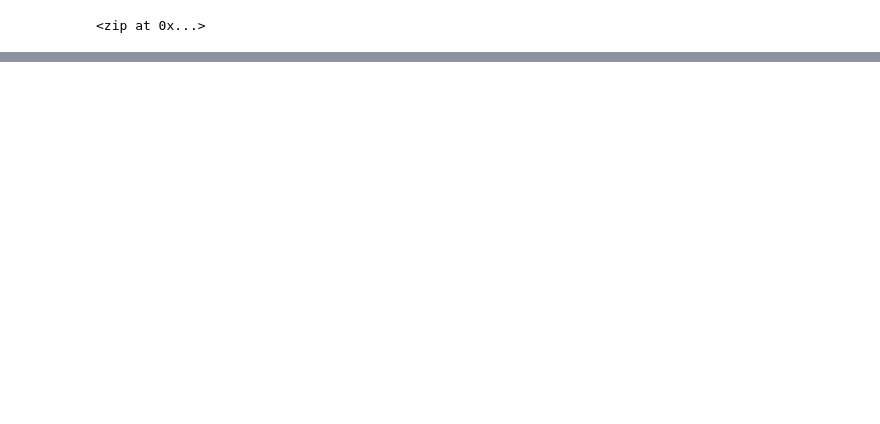
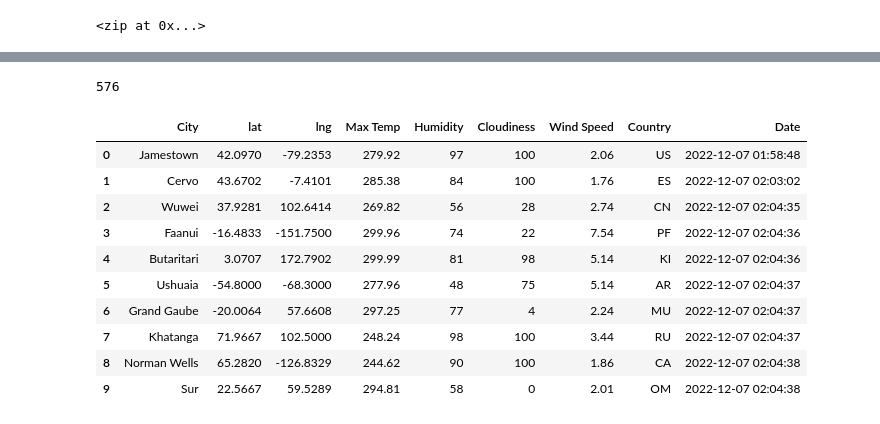
Before and after one commit to NikWalker/World_Weather_Analysis, a Jupyter notebook: WeatherPy.ipynb, the cells around one changed output, grey strips where cells are left out. Drawn from its saved outputs; the diff is of its cells as text; code cells hidden in the pictures; blank space fills up the shorter version.

Commit message:
created city data df and saved as csv. updated git ignore with congig.py,api,random number.ipynb

```diff
--- a/WeatherPy.ipynb
+++ b/WeatherPy.ipynb
@@ -55,0 +65,5 @@ len(cities)
+# %%
+#starting URL for Weather Map API Call
+url= "https://api.openweathermap.org/data/2.5/weather?&appid=" + weather_api_key
+
+print(url)
@@ -55,0 +160,20 @@ len(cities)
+# %%
+  print(len(city_data))
+# %% [output]
+576
+# %%
+#convert the array of dictionaries to a pandas dataframe
+city_data_df =pd.DataFrame(city_data)
+city_data_df.head(10)
+# %% [output]
+|  | City | lat | lng | Max Temp | Humidity | Cloudiness | Wind Speed | Country | Date |
+| 0 | Jamestown | 42.0970 | -79.2353 | 279.92 | 97 | 100 | 2.06 | US | 2022-12-07 01:58:48 |
+| 1 | Cervo | 43.6702 | -7.4101 | 285.38 | 84 | 100 | 1.76 | ES | 2022-12-07 02:03:02 |
+| 2 | Wuwei | 37.9281 | 102.6414 | 269.82 | 56 | 28 | 2.74 | CN | 2022-12-07 02:04:35 |
+| 3 | Faanui | -16.4833 | -151.7500 | 299.96 | 74 | 22 | 7.54 | PF | 2022-12-07 02:04:36 |
+| 4 | Butaritari | 3.0707 | 172.7902 | 299.99 | 81 | 98 | 5.14 | KI | 2022-12-07 02:04:36 |
+| 5 | Ushuaia | -54.8000 | -68.3000 | 277.96 | 48 | 75 | 5.14 | AR | 2022-12-07 02:04:37 |
+| 6 | Grand Gaube | -20.0064 | 57.6608 | 297.25 | 77 | 4 | 2.24 | MU | 2022-12-07 02:04:37 |
+| 7 | Khatanga | 71.9667 | 102.5000 | 248.24 | 98 | 100 | 3.44 | RU | 2022-12-07 02:04:37 |
+| 8 | Norman Wells | 65.2820 | -126.8329 | 244.62 | 90 | 100 | 1.86 | CA | 2022-12-07 02:04:38 |
+| 9 | Sur | 22.5667 | 59.5289 | 294.81 | 58 | 0 | 2.01 | OM | 2022-12-07 02:04:38 |
```
Also changed, not shown: parts of 8 cells of this notebook, 3 other files.
